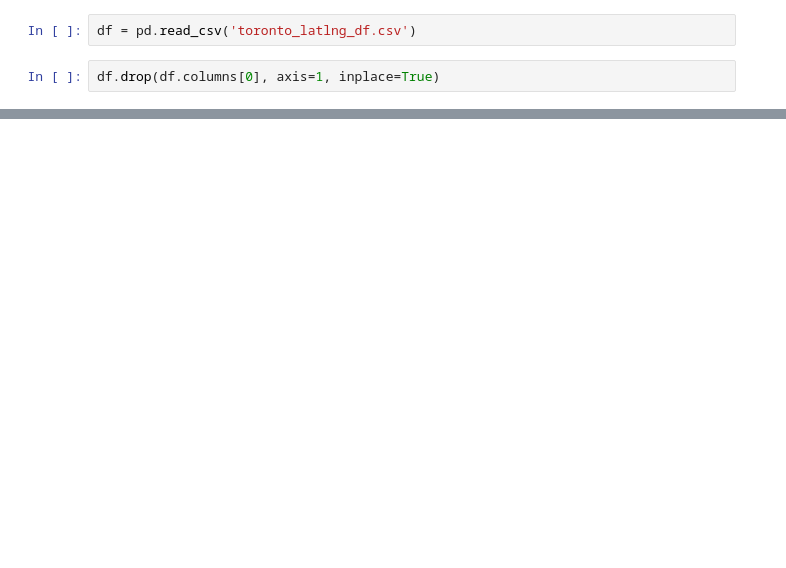
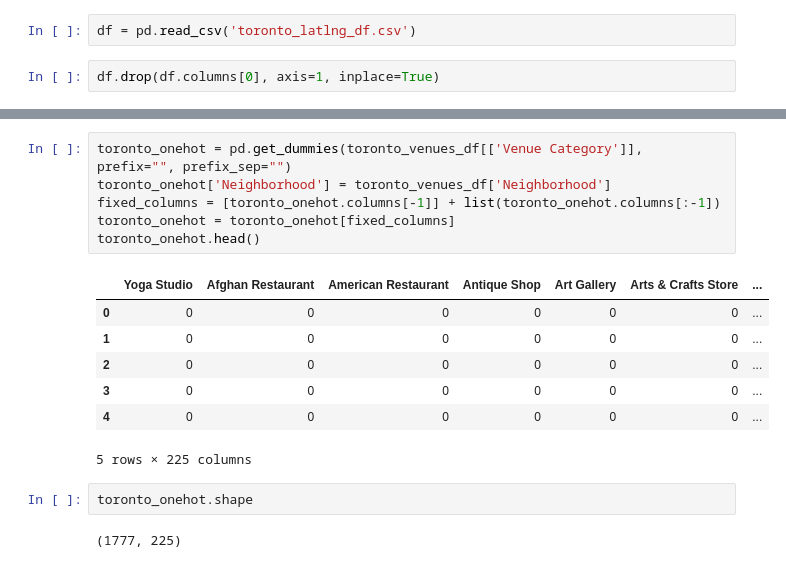
Before and after one commit to artificial-life9/Coursera_Capstone, a Jupyter notebook: Segmenting_and_Clustering_Neighborhoods_in_Toronto_part3.ipynb, the cells around one changed output, grey strips where cells are left out. Cells and saved outputs as stored; diff of their text form; blank space fills up the shorter version.

```diff
--- a/Segmenting_and_Clustering_Neighborhoods_in_Toronto_part3.ipynb
+++ b/Segmenting_and_Clustering_Neighborhoods_in_Toronto_part3.ipynb
@@ -52,0 +163,18 @@ map.add_child(cluster)
+# %%
+toronto_onehot = pd.get_dummies(toronto_venues_df[['Venue Category']], prefix="", prefix_sep="")
+toronto_onehot['Neighborhood'] = toronto_venues_df['Neighborhood']
+fixed_columns = [toronto_onehot.columns[-1]] + list(toronto_onehot.columns[:-1])
+toronto_onehot = toronto_onehot[fixed_columns]
+toronto_onehot.head()
+# %% [output]
+|  | Yoga Studio | Afghan Restaurant | American Restaurant | Antique Shop | Art Gallery | Arts & Crafts Store | ... |
+| 0 | 0 | 0 | 0 | 0 | 0 | 0 | ... |
+| 1 | 0 | 0 | 0 | 0 | 0 | 0 | ... |
+| 2 | 0 | 0 | 0 | 0 | 0 | 0 | ... |
+| 3 | 0 | 0 | 0 | 0 | 0 | 0 | ... |
+| 4 | 0 | 0 | 0 | 0 | 0 | 0 | ... |
+5 rows × 225 columns
+# %%
+toronto_onehot.shape
+# %% [output]
+(1777, 225)
```
Also changed, not shown: parts of 27 cells of this notebook.
